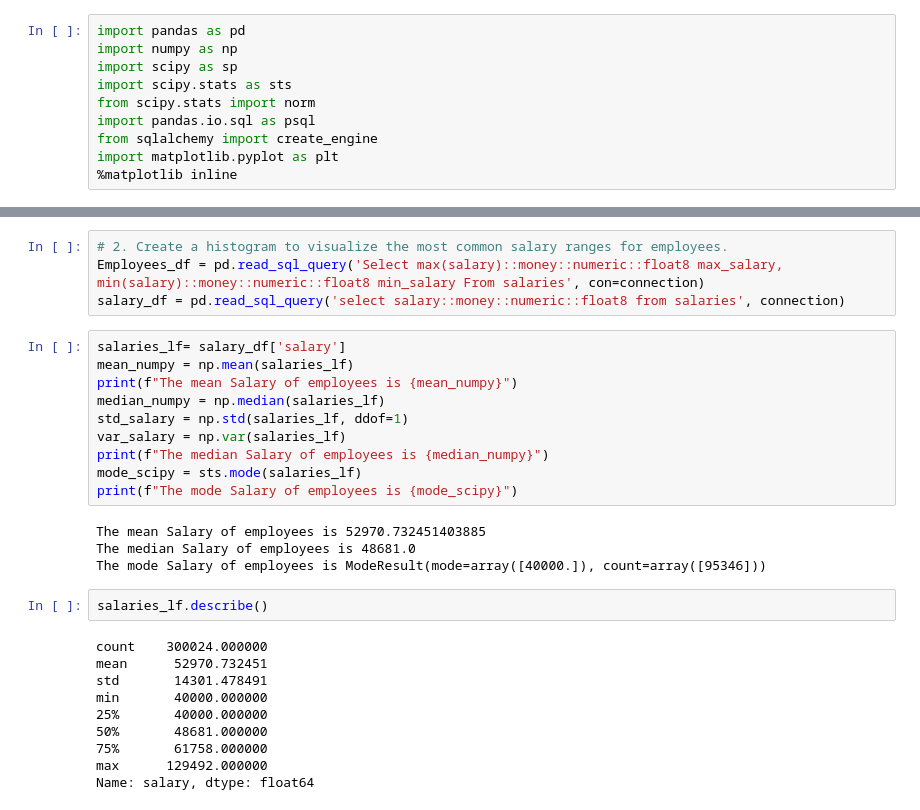
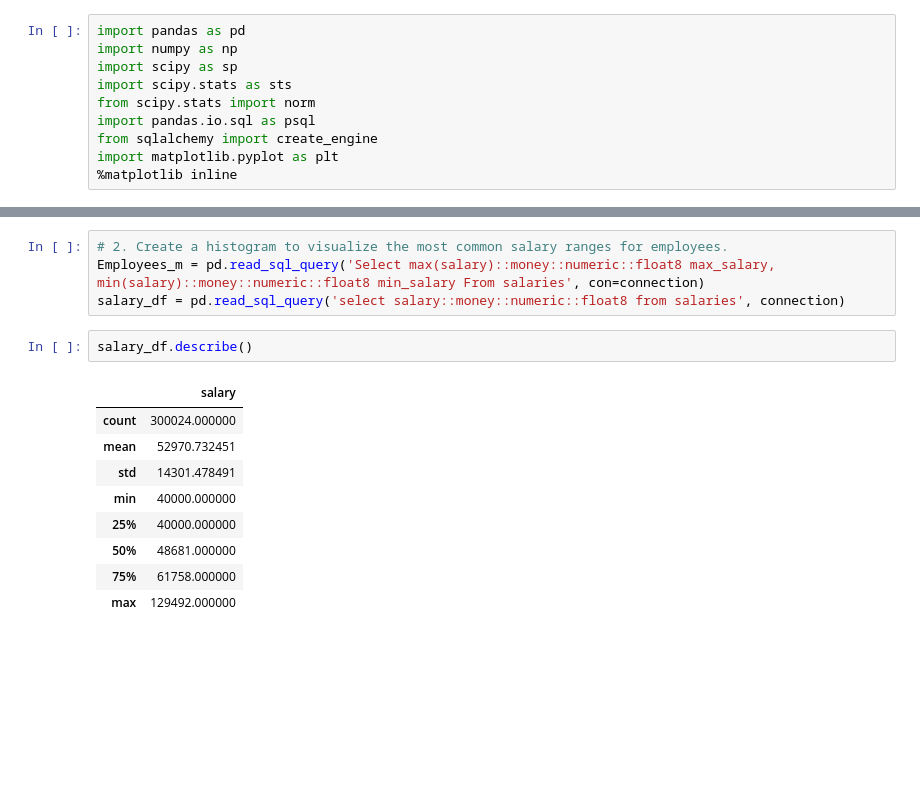
Before and after one commit to Solorzanoluisalberto/sql-challenge, a Jupyter notebook: EmployeeSQL/MainSQL-Challenge.ipynb, the cells around one changed output, grey strips where cells are left out. Saved outputs shown, nothing was run; the diff lists cells and outputs as text; blank space fills up the shorter version.

```diff
--- a/EmployeeSQL/MainSQL-Challenge.ipynb
+++ b/EmployeeSQL/MainSQL-Challenge.ipynb
@@ -40,34 +40,20 @@ print(Employees_df.head(10))
 9  219881        s0002  1956-04-24   Kwangyoen      Speek   F  1993-02-14
 # %%
 # 2. Create a histogram to visualize the most common salary ranges for employees.
-Employees_df = pd.read_sql_query('Select max(salary)::money::numeric::float8 max_salary, min(salary)::money::numeric::float8 min_salary From salaries', con=connection)
+Employees_m = pd.read_sql_query('Select max(salary)::money::numeric::float8 max_salary, min(salary)::money::numeric::float8 min_salary From salaries', con=connection)
 salary_df = pd.read_sql_query('select salary::money::numeric::float8 from salaries', connection)
-# %%
-salaries_lf= salary_df['salary']
-mean_numpy = np.mean(salaries_lf)
-print(f"The mean Salary of employees is {mean_numpy}")
-median_numpy = np.median(salaries_lf)
-std_salary = np.std(salaries_lf, ddof=1)
-var_salary = np.var(salaries_lf)
-print(f"The median Salary of employees is {median_numpy}")
-mode_scipy = sts.mode(salaries_lf)
-print(f"The mode Salary of employees is {mode_scipy}")
-# %% [output]
-The mean Salary of employees is 52970.732451403885
-The median Salary of employees is 48681.0
-The mode Salary of employees is ModeResult(mode=array([40000.]), count=array([95346]))
 # %%
-salaries_lf.describe()
+salary_df.describe()
 # %% [output]
-count    300024.000000
-mean      52970.732451
-std       14301.478491
-min       40000.000000
-25%       40000.000000
-50%       48681.000000
-75%       61758.000000
-max      129492.000000
-Name: salary, dtype: float64
+|  | salary |
+| count | 300024.000000 |
+| mean | 52970.732451 |
+| std | 14301.478491 |
+| min | 40000.000000 |
+| 25% | 40000.000000 |
+| 50% | 48681.000000 |
+| 75% | 61758.000000 |
+| max | 129492.000000 |
 # %%
 # 2. Create a histogram
 plt.xlabel('Salary $', fontsize='12')
```
Also changed, not shown: parts of 11 cells of this notebook, 3 other files.
